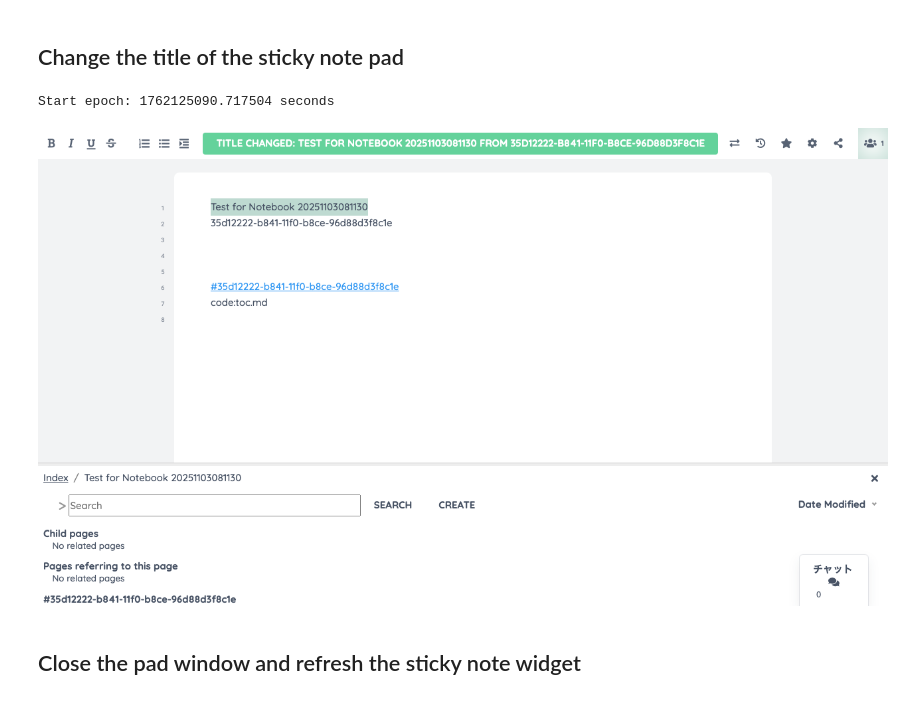
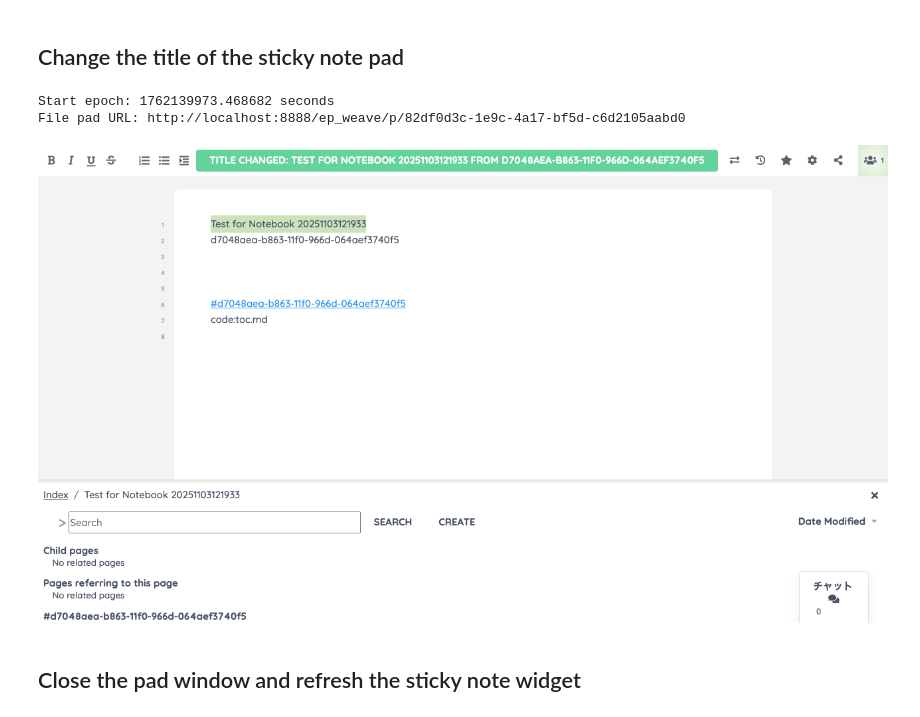
Before and after one commit to NII-cloud-operation/sidestickies, a Jupyter notebook: ui-tests/e2e-notebook/notebooks/02_Basic_Test_Notebook7.ipynb, the cells around one changed output. Cells and saved outputs as stored; diff of their text form; code cells hidden in the pictures.

```diff
--- a/ui-tests/e2e-notebook/notebooks/02_Basic_Test_Notebook7.ipynb
+++ b/ui-tests/e2e-notebook/notebooks/02_Basic_Test_Notebook7.ipynb
@@ -1,5 +1,5 @@
 # %%
-notebook7_url = "http://localhost:8888/tree?token=0632b0fc07210bebdbbefff741405fed38571a050a79c40f"
+notebook7_url = "http://localhost:8888/tree?token=ee9308a5dc3a5aeb0f61eb70eaf453d32c9e538ea28507fc"
 default_result_path = None
 close_on_fail = False
 transition_timeout = 10000
@@ -346,18 +496,25 @@ Sticky note opened by clicking markdown heading
 ## Add a message to the markdown heading sticky note
 # %%
 markdown_heading_content = f"Test for md {datetime.now().strftime('%Y%m%d%H%M%S')}"
+markdown_pad_url = None
 
 async def _step(page):
     inner_docbody = await extract_ace_inner_docbody(page)
     await inner_docbody.focus()
 
+    await asyncio.sleep(0.5)
     await inner_docbody.press("End")
+    await asyncio.sleep(0.2)
     await inner_docbody.press("Enter")
     await inner_docbody.type(markdown_heading_content, delay=100)
     await inner_docbody.press("Enter")
 
     await page.wait_for_load_state('networkidle')
-    await asyncio.sleep(1)  # Wait a moment to ensure the content change is processed
+    await asyncio.sleep(1)
+
+    global markdown_pad_url
+    markdown_pad_url = page.url
+    print(f"Markdown pad URL: {markdown_pad_url}")
 
 await run_pw(_step)
 # %% [output]
@@ -390,0 +551,10 @@ Sticky note appears on markdown cell with correct title
+# %%
+async def _step(page):
+    markdown_cell = page.locator('.jp-MarkdownCell:has(.jp-MarkdownOutput)')
+    note_locator = markdown_cell.locator('.nbtags-widget-root .nbtags-tag')
+    await note_locator.locator('.fa-comments').click()
+
+    options_menu = markdown_cell.locator('.nbtags-comment-options')
+    await expect(options_menu).to_be_visible(timeout=transition_timeout)
+
+await run_pw(_step)
@@ -390,0 +566,15 @@ Sticky note appears on markdown cell with correct title
+# %%
+async def _step(page):
+    markdown_cell = page.locator('.jp-MarkdownCell:has(.jp-MarkdownOutput)')
+    options_menu = markdown_cell.locator('.nbtags-comment-options')
+    popup_future = page.wait_for_event('popup')
+    await options_menu.locator(f'.nbtags-comment-option:has(.nbtags-comment-option__desc:has-text("{markdown_heading_content}"))').click()
+
+    popup = await popup_future
+    await expect(popup.locator('//iframe[@name="ace_outer"]')).to_be_visible(timeout=transition_timeout)
+
+    assert popup.url == markdown_pad_url, f"Expected same pad URL {markdown_pad_url}, but got {popup.url}"
+
+    return popup
+
+await run_pw(_step)
@@ -492,29 +693,35 @@ Start epoch: 1762125090.083895 seconds
 # %%
 from datetime import datetime
 import re
 
 async def extract_ace_inner_docbody(page):
     iframe_locator = page.frame_locator('iframe[name="ace_outer"]').frame_locator('iframe[name="ace_inner"]')
     await expect(iframe_locator.locator('#innerdocbody')).to_be_visible(timeout=transition_timeout)
     return iframe_locator.locator('#innerdocbody')
 
 notebook_pad_title = f"Test for Notebook {datetime.now().strftime('%Y%m%d%H%M%S')}"
+file_pad_url = None
 
 async def _step(page):
     inner_docbody = await extract_ace_inner_docbody(page)
     await inner_docbody.focus()
 
     await inner_docbody.type(notebook_pad_title, delay=100)
     await inner_docbody.press("Enter")
 
     await page.wait_for_load_state('networkidle')
-    await asyncio.sleep(1)  # Wait a moment to ensure the title change is processed
+    await asyncio.sleep(1)
     await expect(page).to_have_title(re.compile(f"^{notebook_pad_title}"), timeout=transition_timeout)
 
+    global file_pad_url
+    file_pad_url = page.url
+    print(f"File pad URL: {file_pad_url}")
+
 await run_pw(_step)
 # %% [output]
-Start epoch: 1762125090.717504 seconds
+Start epoch: 1762139973.468682 seconds
+File pad URL: http://localhost:8888/ep_weave/p/82df0d3c-1e9c-4a17-bf5d-c6d2105aabd0
-[figure, old version]
+[figure, new version]
 # %% [markdown]
 ## Close the pad window and refresh the sticky note widget
 # %%
```
Also changed, not shown: parts of 53 cells of this notebook, 2 other files.
